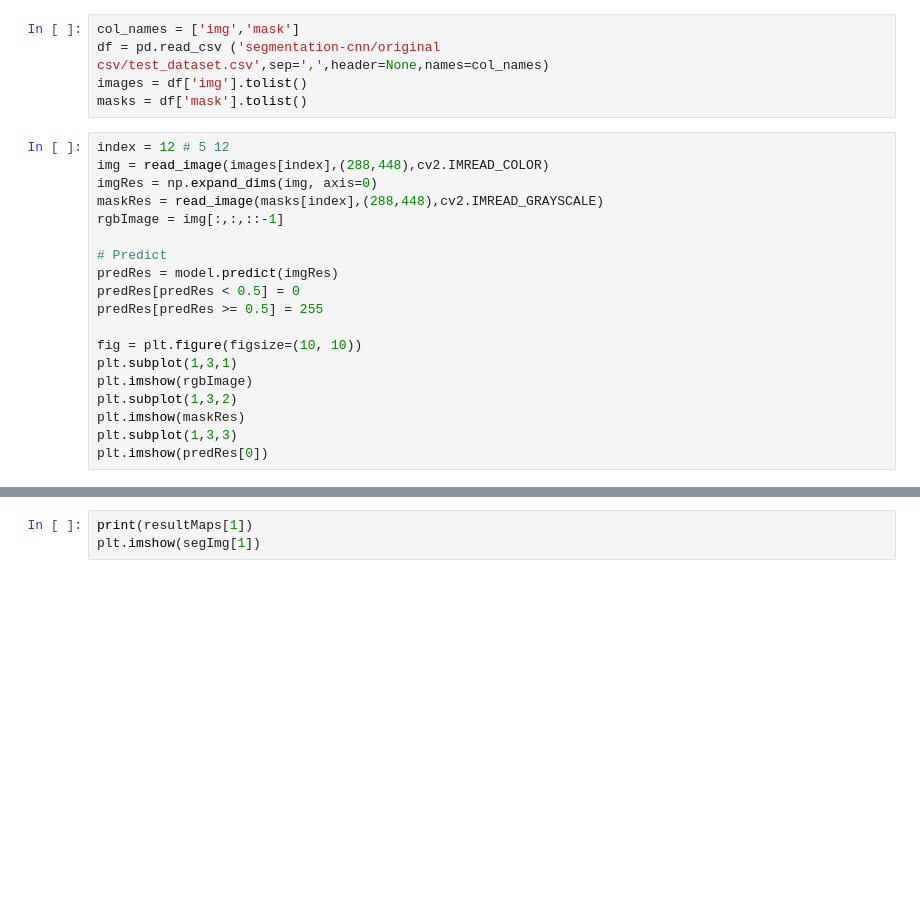
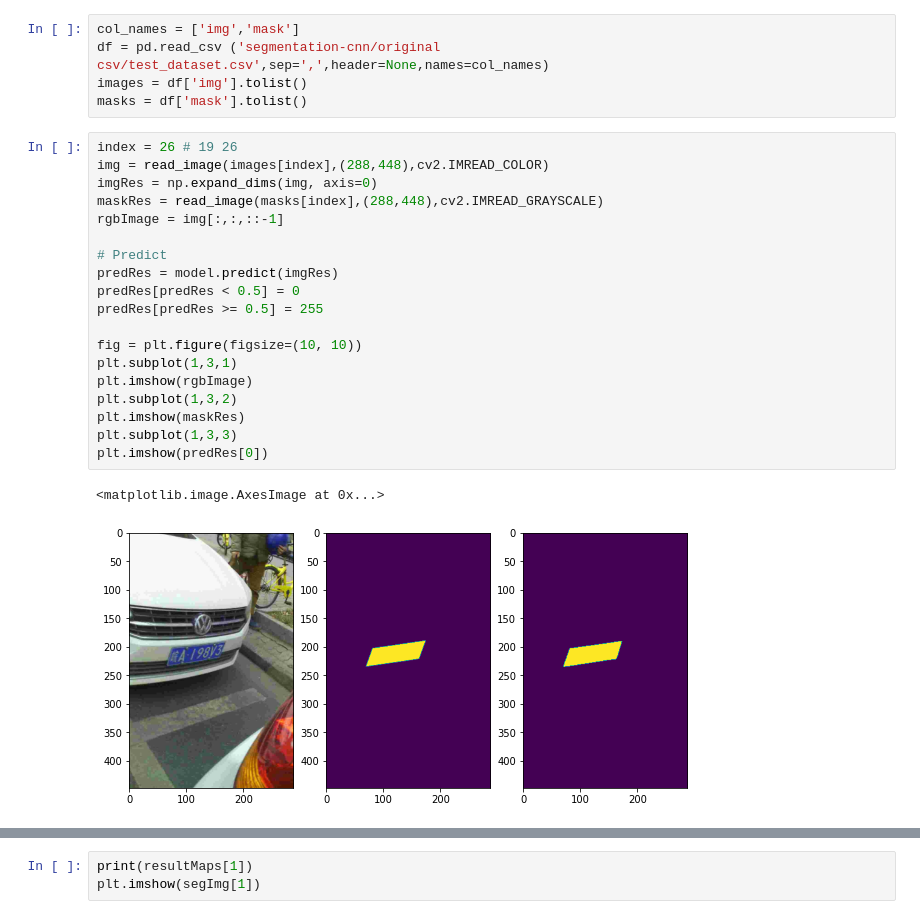
Before and after one commit to MihaiA24/TFG, a Jupyter notebook: code/fullPipeLine.ipynb, the cells around one changed output, grey strips where cells are left out. Saved outputs shown, nothing was run; the diff lists cells and outputs as text; blank space fills up the shorter version.

```diff
--- a/code/fullPipeLine.ipynb
+++ b/code/fullPipeLine.ipynb
@@ -36,24 +36,27 @@ df = pd.read_csv ('segmentation-cnn/original csv/test_dataset.csv',sep=',',heade
 images = df['img'].tolist()
 masks = df['mask'].tolist()
 # %%
-index = 12 # 5 12
+index = 26 # 19 26
 img = read_image(images[index],(288,448),cv2.IMREAD_COLOR)
 imgRes = np.expand_dims(img, axis=0)
 maskRes = read_image(masks[index],(288,448),cv2.IMREAD_GRAYSCALE)
 rgbImage = img[:,:,::-1]
 
 # Predict
 predRes = model.predict(imgRes)
 predRes[predRes < 0.5] = 0
 predRes[predRes >= 0.5] = 255
 
 fig = plt.figure(figsize=(10, 10))
 plt.subplot(1,3,1)
 plt.imshow(rgbImage)
 plt.subplot(1,3,2)
 plt.imshow(maskRes)
 plt.subplot(1,3,3)
 plt.imshow(predRes[0])
+# %% [output]
+<matplotlib.image.AxesImage at 0x...>
+[figure, added]
 # %%
 [characters,segResult,resultMaps,segImg,perspective,canny,opening] = plate_characters(img,model,model_classification)
 segResult = segResult[:,:,::-1]
```
Also changed, not shown: parts of 1 cell of this notebook.
